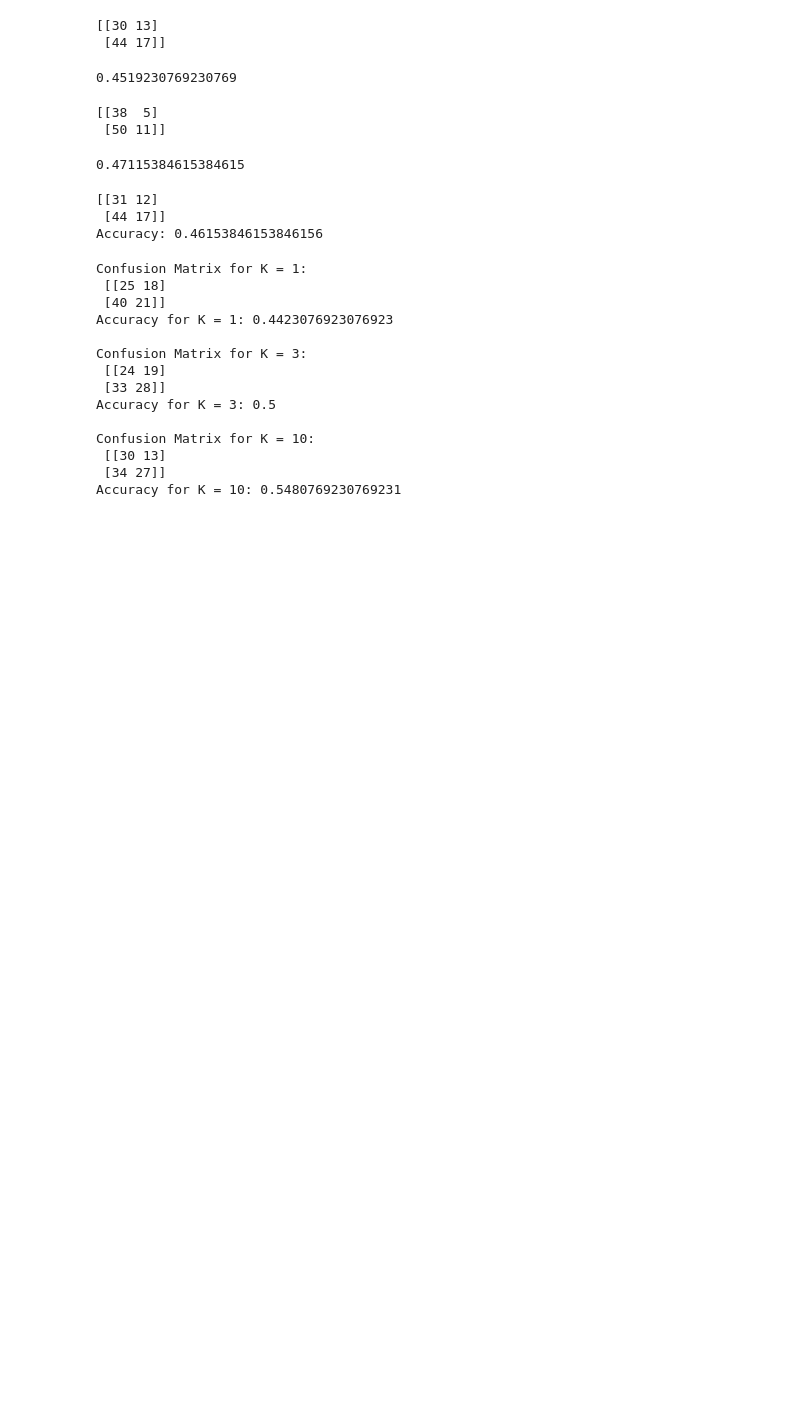
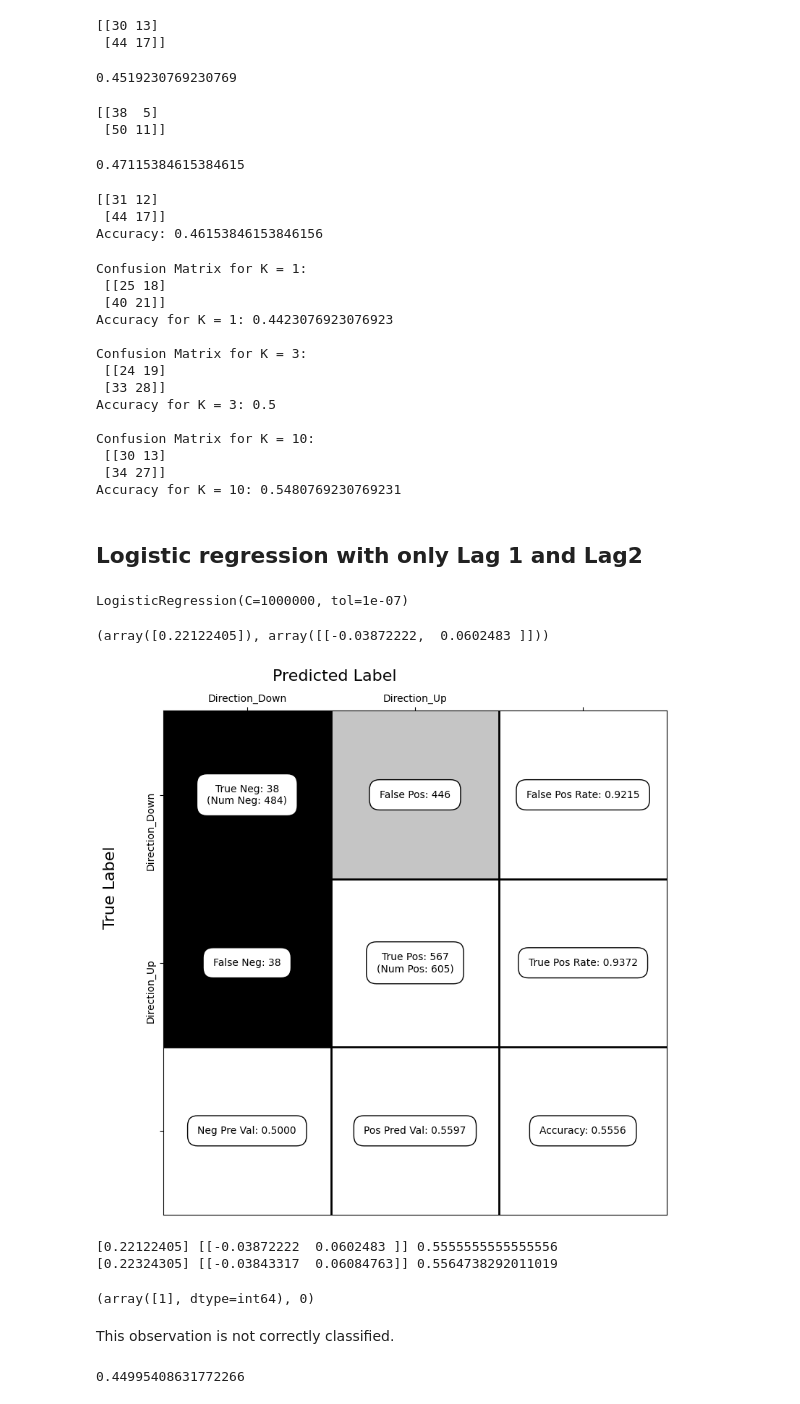
Before and after one commit to MaxBiber/statistics, a Jupyter notebook: market_notebook.ipynb, the cells around one changed output. Drawn from its saved outputs; the diff is of its cells as text; code cells hidden in the pictures; blank space fills up the shorter version.

Commit message:
logistic regression on weekly dataset with only 2 features

```diff
--- a/market_notebook.ipynb
+++ b/market_notebook.ipynb
@@ -1,7 +1,7 @@
 # %%
 import pandas as pd
 
-market = pd.read_csv('Weekly.csv')
+market = pd.read_csv('Dataset/Weekly.csv')
 # %%
 market.head()
 # %% [output]
@@ -371,3 +371,17 @@ Confusion Matrix for K = 10:
  [[30 13]
  [34 27]]
 Accuracy for K = 10: 0.5480769230769231
+# %% [markdown]
+## Logistic regression with only Lag 1 and Lag2
+# %%
+X = market[['Lag1', 'Lag2']]
+y = market['Direction']
+# %%
+mod = LogisticRegression(C=10**6, tol=10**-7)
+mod.fit(X, y)
+# %% [output]
+LogisticRegression(C=1000000, tol=1e-07)
+# %%
+mod.intercept_, mod.coef_
+# %% [output]
+(array([0.22122405]), array([[-0.03872222,  0.0602483 ]]))
@@ -373,0 +498,21 @@ Accuracy for K = 10: 0.5480769230769231
+# %%
+y_pred = mod.predict(X)
+
+C = confusion_matrix(y, y_pred)    # see exercise 5.5 for more on the confusion matrix
+show_confusion_matrix(C, ['Direction_Down', 'Direction_Up'])
+# %% [output]
+[figure, added]
+# %%
+mod.fit(X, y)
+print(mod.intercept_, mod.coef_, (mod.predict(X) == y).mean())
+mod.fit(X.iloc[1:], y.iloc[1:])
+print(mod.intercept_, mod.coef_, (mod.predict(X) == y).mean())
+# %% [output]
+[0.22122405] [[-0.03872222  0.0602483 ]] 0.5555555555555556
+[0.22324305] [[-0.03843317  0.06084763]] 0.5564738292011019
+# %%
+mod.predict([X.iloc[0]]), y[0]
+# %% [output]
+(array([1], dtype=int64), 0)
+# %% [markdown]
+This observation is not correctly classified.
@@ -373,0 +531,4 @@ Accuracy for K = 10: 0.5480769230769231
+# %%
+errors.mean()
+# %% [output]
+0.44995408631772266
```
Also changed, not shown: parts of 4 cells of this notebook.
